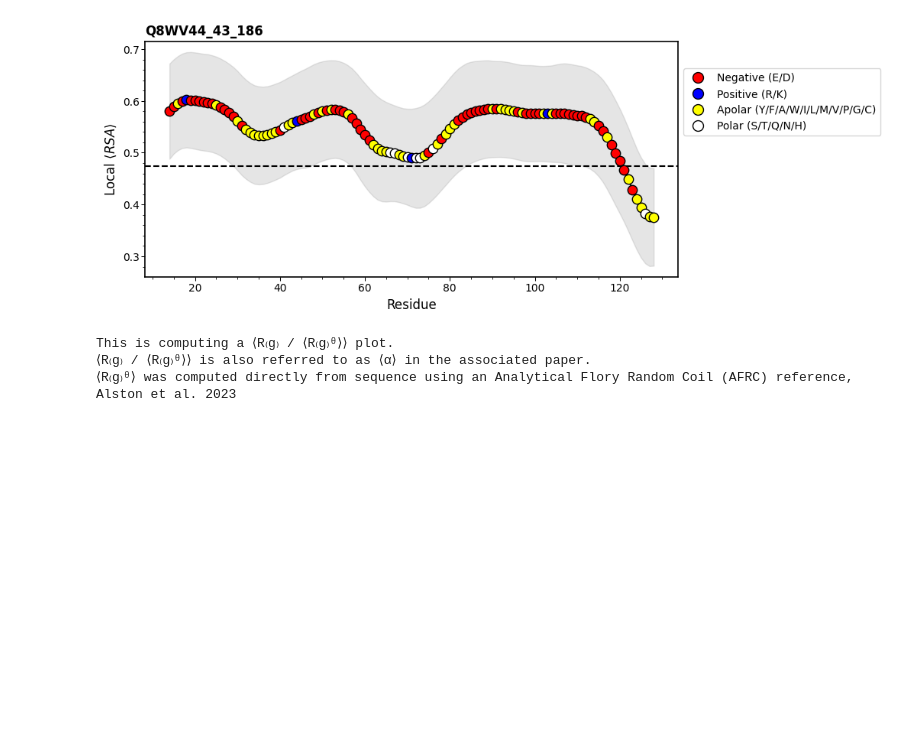
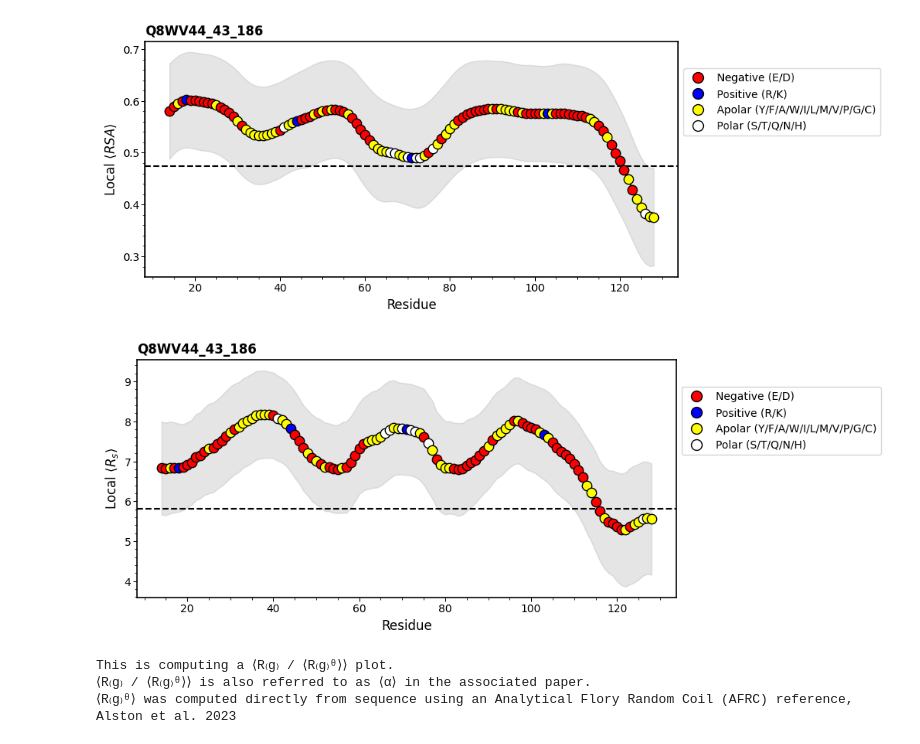
Before and after one commit to hshadman/IDP_Global_Local_Conformational_Landscapes, a Jupyter notebook: examples/example_usage.ipynb, the cells around one changed output. Drawn from its saved outputs; the diff is of its cells as text; code cells hidden in the pictures; blank space fills up the shorter version.

```diff
--- a/examples/example_usage.ipynb
+++ b/examples/example_usage.ipynb
@@ -114,6 +101,12 @@ Subchain data generated.
 h1.plot_subchain_RSA(9,4) # provide figure width, figure height
 # %% [output]
 [figure]
+# %%
+# example 1
+# dotted line shows global
+h1.plot_subchain_Rs(9,4) # provide figure width, figure height
+# %% [output]
+[figure, added]
 # %%
 # example 1
 
```
Also changed, not shown: parts of 4 cells of this notebook, 3 other files.
